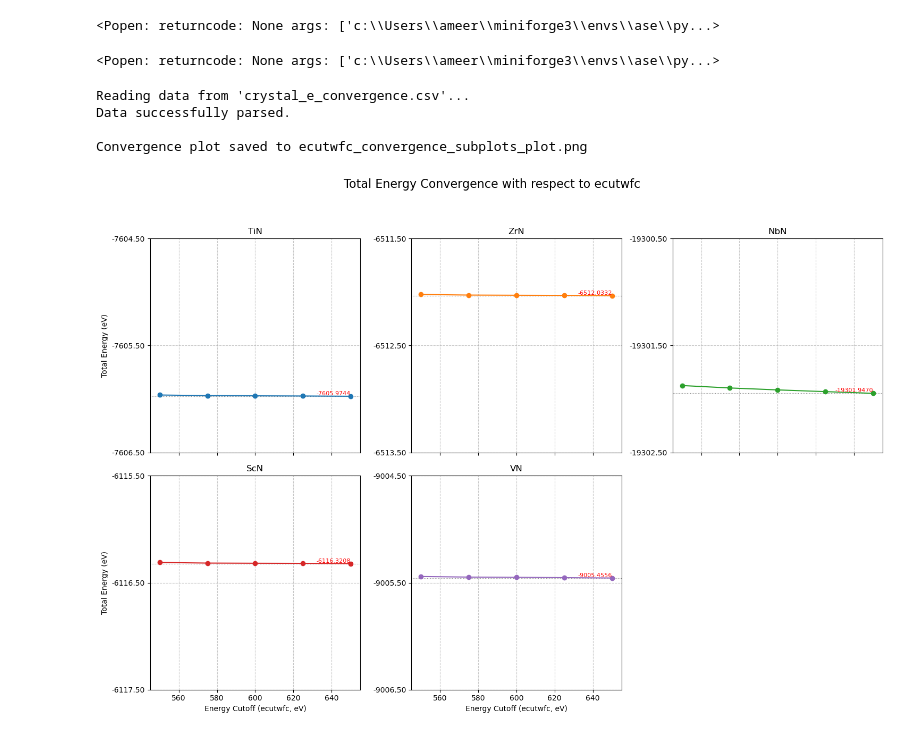
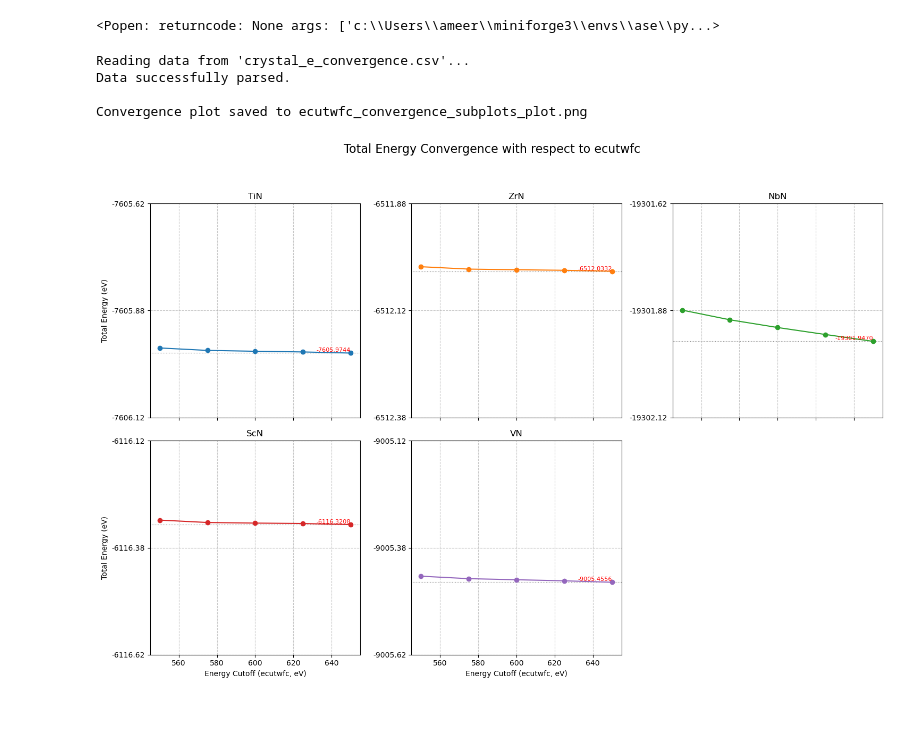
Before and after one commit to ameerracle/5_metal_nitrides, a Jupyter notebook: Crystal_maker.ipynb, the cells around one changed output. Cells and saved outputs as stored; diff of their text form; code cells hidden in the pictures.

```diff
--- a/Crystal_maker.ipynb
+++ b/Crystal_maker.ipynb
@@ -6,11 +6,6 @@ atoms = read('TiN.cif')
 view(atoms)
 # %% [output]
 <Popen: returncode: None args: ['c:\\Users\\ameer\\miniforge3\\envs\\ase\\py...>
-# %%
-atoms = read('ZrN.cif')
-view(atoms)
-# %% [output]
-<Popen: returncode: None args: ['c:\\Users\\ameer\\miniforge3\\envs\\ase\\py...>
 # %%
 atoms = read('ZrN.poscar')
 view(atoms)
@@ -195,7 +85,7 @@ axes = axes.flatten() # Flatten the axes array for easy iteration
 fig.suptitle('Total Energy Convergence with respect to ecutwfc', fontsize=16, y=1.02)
 
 # Define the desired Y-axis increment
-Y_AXIS_INCREMENT = 1 # eV
+Y_AXIS_INCREMENT = .25 # eV
 
 # Iterate through each crystal and plot on its own subplot
 for i, crystal in enumerate(all_crystal_names):
@@ -252,34 +142,34 @@ for i, crystal in enumerate(all_crystal_names):
 for i in range(n_cols):
     # Only set x-label on the bottom row subplots that are actually used
     if (n_rows - 1) * n_cols + i < num_crystals:
         axes[(n_rows - 1) * n_cols + i].set_xlabel('Energy Cutoff (ecutwfc, eV)')
 
 # Set common Y-axis label for the leftmost column of plots
 for i in range(n_rows):
     # Only set y-label for the first subplot in each row that is actually used
     if i * n_cols < num_crystals:
         axes[i * n_cols].set_ylabel('Total Energy (eV)')
 
 
 # Hide any unused subplots (if num_crystals is not a perfect multiple of n_cols)
 for i in range(num_crystals, len(axes)):
     fig.delaxes(axes[i])
 
 plt.tight_layout(rect=[0, 0, 1, 0.98]) # Adjust layout to prevent title overlap and labels from overlapping
 
 # Save the plot to a file
 plot_filename = "ecutwfc_convergence_subplots_plot.png"
 plt.savefig(plot_filename, dpi=300) # Save as PNG with 300 DPI for good quality
 print(f"\nConvergence plot saved to {plot_filename}")
 
 # Display the plot (optional, will show a pop-up window)
 plt.show()
 # %% [output]
 Reading data from 'crystal_e_convergence.csv'...
 Data successfully parsed.
 
 Convergence plot saved to ecutwfc_convergence_subplots_plot.png
-[figure, old version]
+[figure, new version]
 # %%
 import matplotlib.pyplot as plt
 import numpy as np
```
Also changed, not shown: parts of 3 cells of this notebook, 6 other files.
